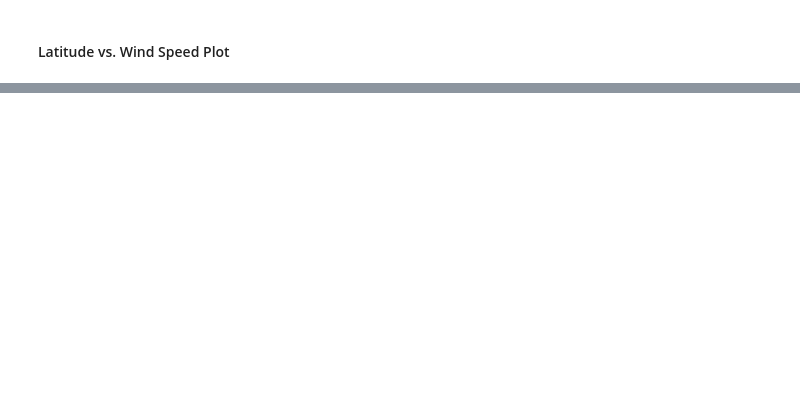
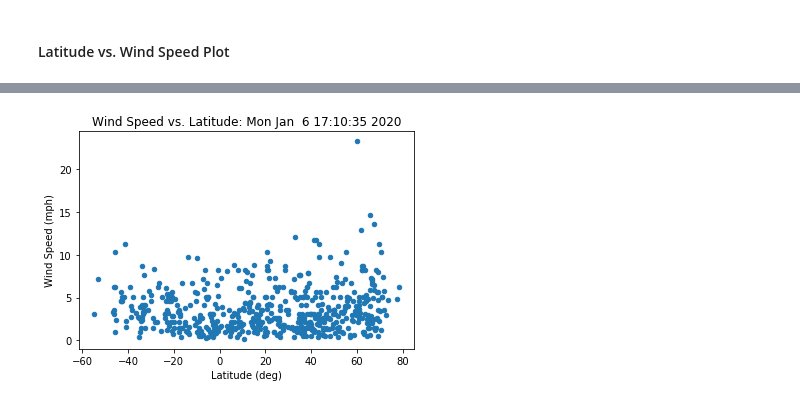
Before and after one commit to eanord4/python-api-challenge, a Jupyter notebook: WeatherPy/WeatherPy.ipynb, the cells around one changed output, grey strips where cells are left out. Cells and saved outputs as stored; diff of their text form; code cells hidden in the pictures; blank space fills up the shorter version.

```diff
--- a/WeatherPy/WeatherPy.ipynb
+++ b/WeatherPy/WeatherPy.ipynb
@@ -121,0 +205,8 @@ dtype: int64
+# %%
+df.plot.scatter('lat', 'windspeed')
+plt.title(f'Wind Speed vs. Latitude: {time_requested}')
+plt.xlabel('Latitude (deg)')
+plt.ylabel('Wind Speed (mph)')
+plt.show()
+# %% [output]
+[figure, added]
```
Also changed, not shown: parts of 17 cells of this notebook, 2 other files.
